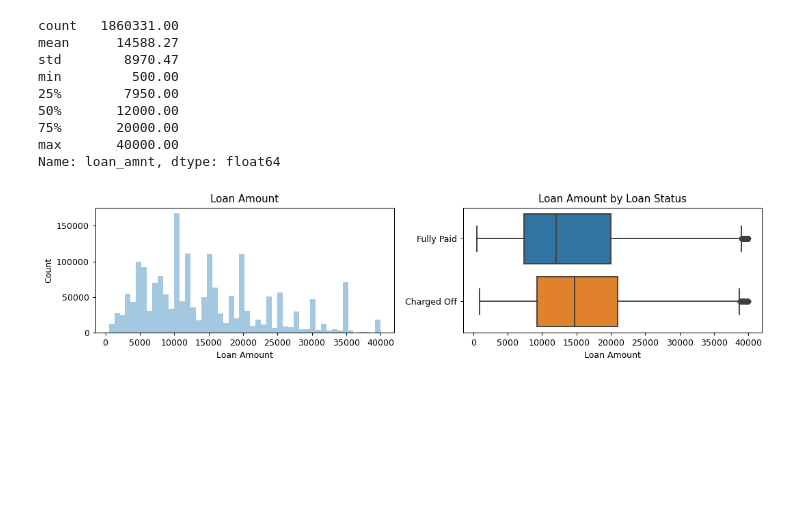
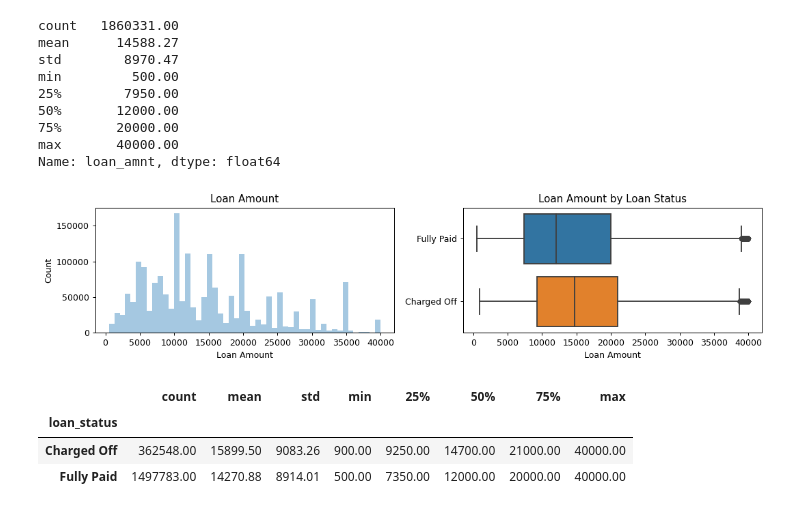
Before and after one commit to nt1983/final-project, a Jupyter notebook: load_data.ipynb, the cells around one changed output. Cells and saved outputs as stored; diff of their text form; code cells hidden in the pictures; blank space fills up the shorter version.

```diff
--- a/load_data.ipynb
+++ b/load_data.ipynb
@@ -303,3 +290,10 @@ Name: loan_amnt, dtype: float64
 plot_var('loan_amnt', 'Loan Amount', continuous=True)
 # %% [output]
 [figure]
+# %%
+ml_loans.groupby('loan_status')['loan_amnt'].describe()
+# %% [output]
+|  | count | mean | std | min | 25% | 50% | 75% | max |
+| loan_status |  |  |  |  |  |  |  |  |
+| Charged Off | 362548.00 | 15899.50 | 9083.26 | 900.00 | 9250.00 | 14700.00 | 21000.00 | 40000.00 |
+| Fully Paid | 1497783.00 | 14270.88 | 8914.01 | 500.00 | 7350.00 | 12000.00 | 20000.00 | 40000.00 |
```
Also changed, not shown: parts of 3 cells of this notebook.
